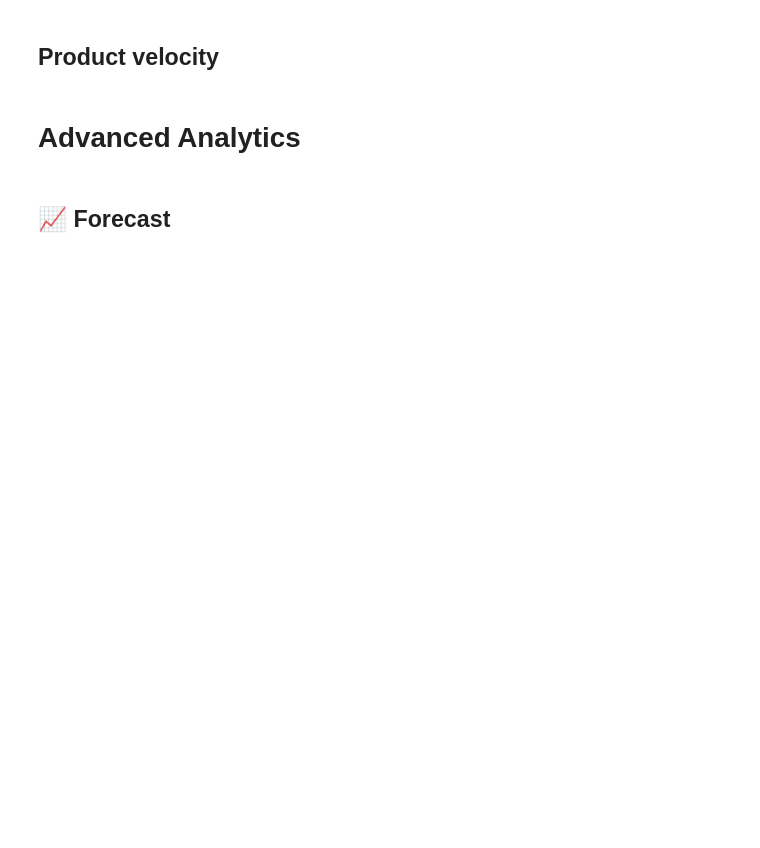
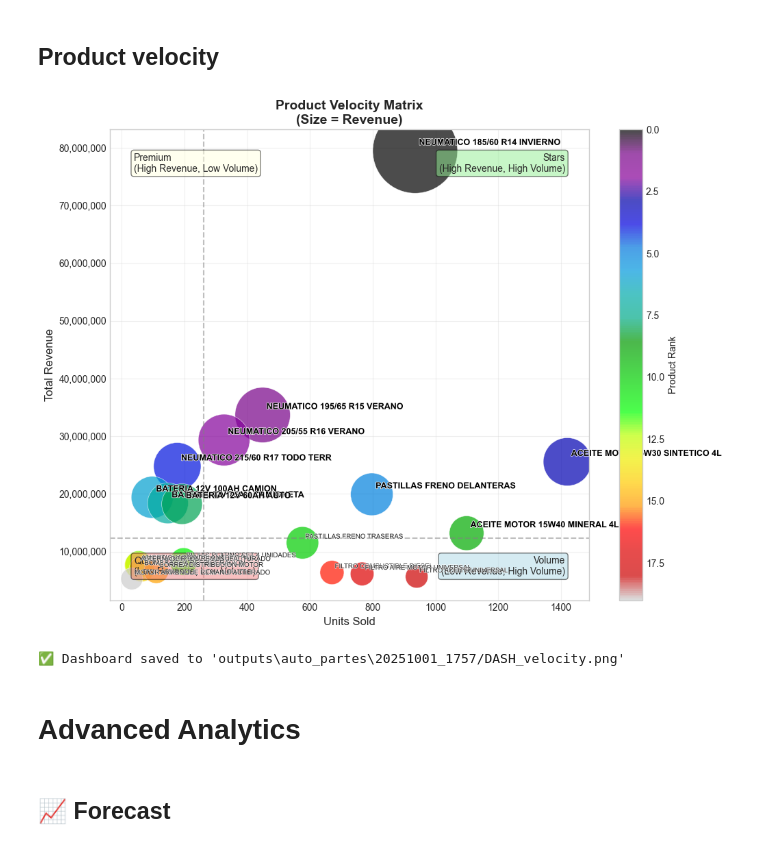
Before and after one commit to Brownbull/khujta_ai_business, a Jupyter notebook: full_note.ipynb, the cells around one changed output. Cells and saved outputs as stored; diff of their text form; code cells hidden in the pictures; blank space fills up the shorter version.

```diff
--- a/full_note.ipynb
+++ b/full_note.ipynb
@@ -110,7 +111,11 @@ trend_fig = advanced.create_trend_analysis(figsize=(15, 10), save=save)
 # %% [markdown]
 ## Product velocity
 # %%
-velocity_fig = product_velocity_matrix(analyzer, save=save)
+velocity_fig = product_velocity_matrix(analyzer)
+print_fig(velocity_fig, dashboard.analyzer.out_dir, "DASH_velocity.png", save=save)
+# %% [output]
+[figure, added]
+✅ Dashboard saved to 'outputs\auto_partes\20251001_1757/DASH_velocity.png'
 # %% [markdown]
 # Advanced Analytics
 # %% [markdown]
```
Also changed, not shown: parts of 16 cells of this notebook, 8 other files.
